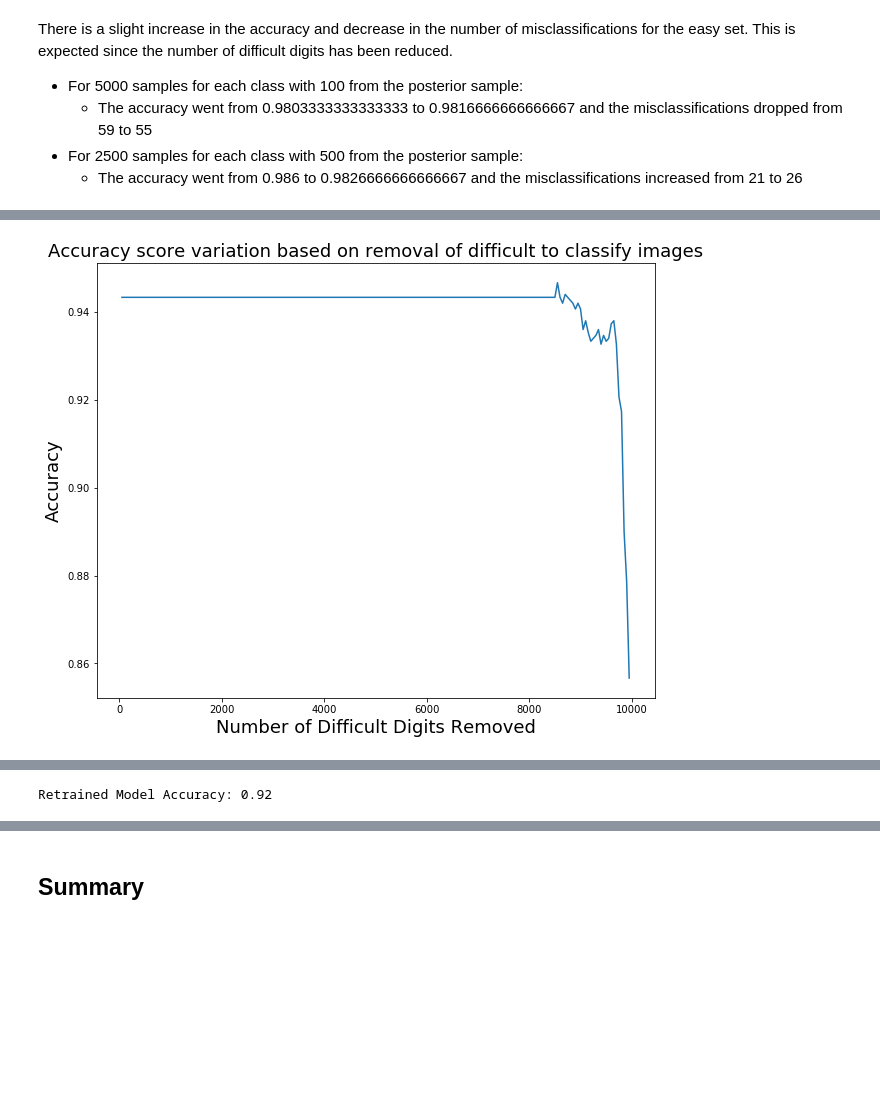
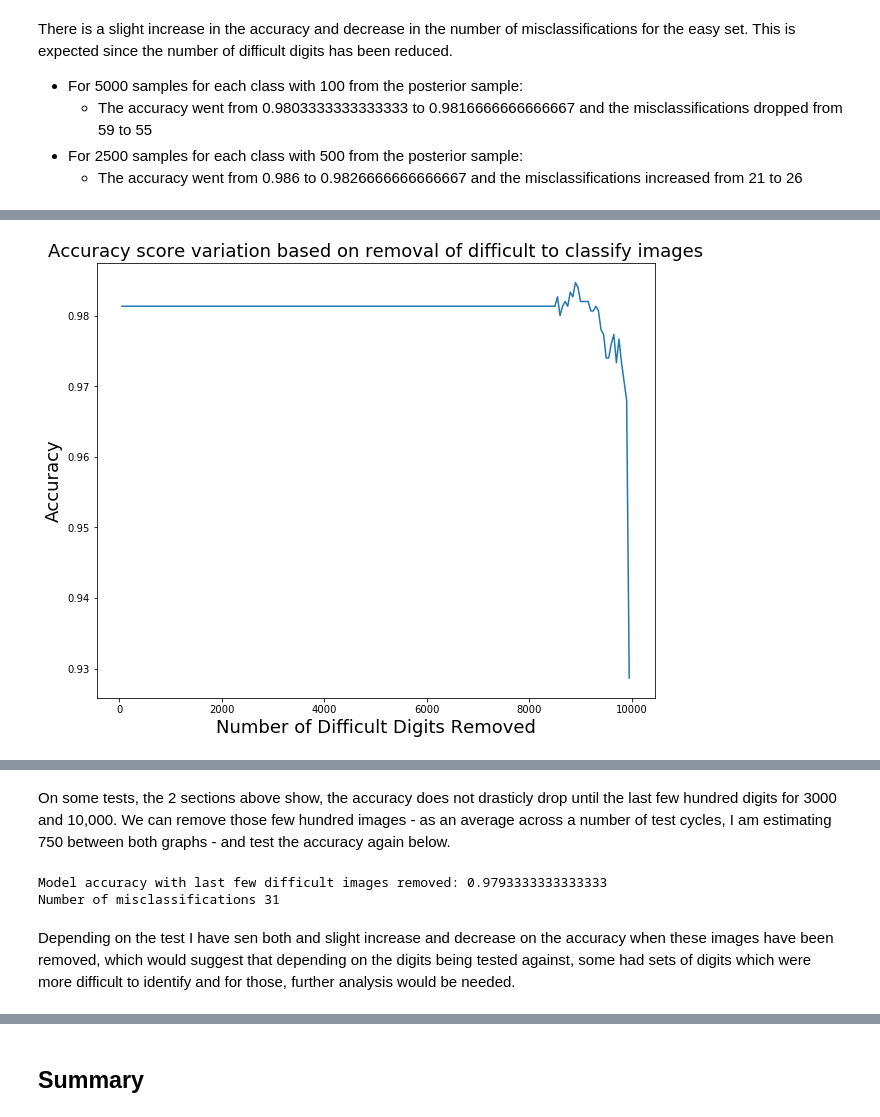
Before and after one commit to 9309888/ET5003-Group-2, a Jupyter notebook: ET5003_Etivity1_JohnHayes_9309888.ipynb, the cells around one changed output, grey strips where cells are left out. Drawn from its saved outputs; the diff is of its cells as text; code cells hidden in the pictures; blank space fills up the shorter version.

```diff
--- a/ET5003_Etivity1_JohnHayes_9309888.ipynb
+++ b/ET5003_Etivity1_JohnHayes_9309888.ipynb
@@ -238,7 +232,7 @@ num_classes_to_use = 3
 # The number of samples to use from the adjusted prior list (a.k.a posterior - being the probability
 # after the application of new information)
 # Increasing this will greatly increase the run time
-num_of_posterior_samples = 500
+num_of_posterior_samples = 300
 # %% [markdown]
 ### Dataset <a id='dataset'></a>
 
@@ -787,17 +781,0 @@ The estimated prob = [0.99977082 0.00000004 0.00022914]
-# %%
-test_img_indx = random.randint(0, num_of_posterior_samples)
-posterier_sample = random.randint(0, num_of_posterior_samples)
-
-beta  = np.hstack([np.zeros((x_train_shape, 1)),  posterior['beta'][posterier_sample,:] ])
-alpha = np.hstack([[0],  posterior['alpha'][posterier_sample,:] ])
-image = X_val[test_img_indx,:].reshape(image_dimension, image_dimension)
-
-plt.figure(figsize=(3,3))
-plt.imshow(image, cmap="Greys_r")
-np.set_printoptions(suppress=True)
-
-print("Test image #" + str(test_img_indx))
-print("Posterior sample #" + str(posterier_sample))
-print("True class =", y_val[test_img_indx])
-print("classes: " + str(classes))
-print("The estimated prob =",softmax((np.array([X_val[test_img_indx,:].dot(beta) + alpha])))[0,:])
@@ -1044,6 +1062,6 @@ Attempt to get some indication of what number of difficult digits to remove.
 # %%
-step = 50
-stop = np.array(y_pred_logi).shape
+print("Start time {}".format(datetime.datetime.now().time()))
+
 varying_results = []
 
 # Cycle through a list in steps of 50
@@ -1079,4 +1097,6 @@ plt.title('Accuracy score variation based on removal of difficult to classify im
 plt.xlabel('Number of Difficult Digits Removed',fontsize=18)
 plt.ylabel('Accuracy',fontsize=18)
 plt.show()
+
+print("Finish time {}".format(datetime.datetime.now().time()))
 # %% [output]
@@ -1083 +1104 @@ plt.show()
-[figure, old version]
+[figure, new version]
@@ -1084,10 +1106,12 @@ plt.show()
+# %% [markdown]
+On some tests, the 2 sections above show, the accuracy does not drasticly drop until the last few hundred digits for 3000 and 10,000. We can remove those few hundred images - as an average across a number of test cycles, I am estimating 750 between both graphs - and test the accuracy again below.
 # %%
 easy_model_log2 = LogisticRegression(random_state=0,
                                max_iter=2000,
                                C=100,
                                solver='lbfgs',
-                               multi_class='multinomial').fit(X_train_shuf[0:250],
-                                                              y_train_shuf[0:250])
+                               multi_class='multinomial').fit(X_train_shuf[0:2250],
+                                                              y_train_shuf[0:2250])
 
 # Classification:
 y_pred_log_easy2 = easy_model_log2.predict(X_val)
@@ -1101,9 +1125,14 @@ prob_classmax_easy = np.max(y_pred_logi_prob_easy2, axis=1)
 accuracy_score(y_pred_log_easy2, y_val)
 
 # Retrained
-print("Retrained Model Accuracy: {}".format(accuracy_score(y_pred_log_easy2, y_val)))
-#print("Number of misclassifications {}".format(len(prob_classmax_easy[y_pred_log_easy2!=y_val])))
+print("Model accuracy with last few difficult images removed: {}".format(accuracy_score(
+    y_pred_log_easy2, y_val)))
+
+print("Number of misclassifications {}".format(len(prob_classmax_easy[y_pred_log_easy2!=y_val])))
 # %% [output]
-Retrained Model Accuracy: 0.92
+Model accuracy with last few difficult images removed: 0.9793333333333333
+Number of misclassifications 31
+# %% [markdown]
+Depending on the test I have sen both and slight increase and decrease on the accuracy when these images have been removed, which would suggest that depending on the digits being tested against, some had sets of digits which were more difficult to identify and for those, further analysis would be needed.
 # %%
 print("Etivity-1 completion time {}".format(datetime.datetime.now().time()))
```
Also changed, not shown: parts of 55 cells of this notebook.
